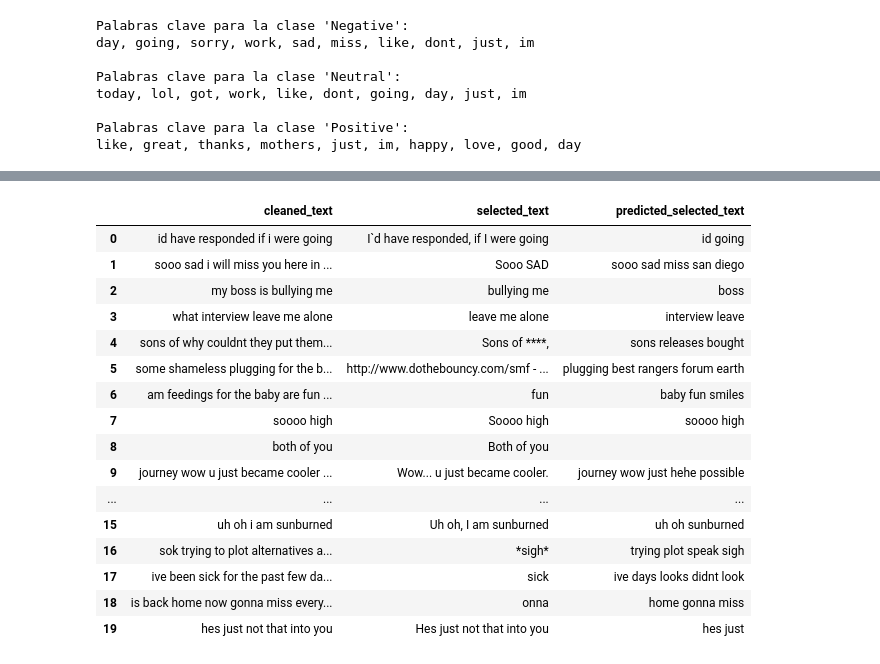
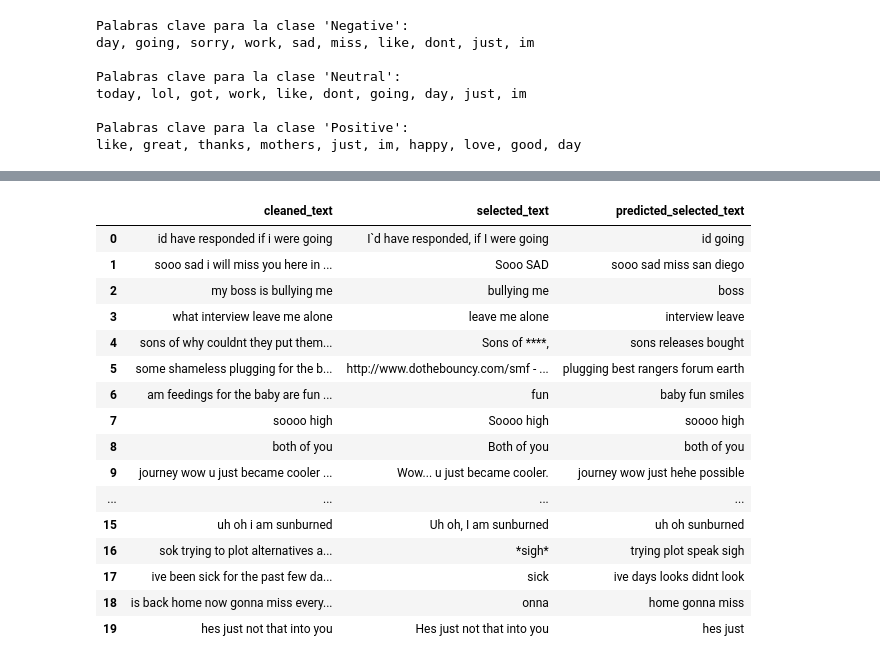
Before and after one commit to NIU1674080/APC, a Jupyter notebook: Practica_Kaggle.ipynb, the cells around one changed output, grey strips where cells are left out. Drawn from its saved outputs; the diff is of its cells as text; code cells hidden in the pictures.

```diff
--- a/Practica_Kaggle.ipynb
+++ b/Practica_Kaggle.ipynb
@@ -246,31 +242,34 @@ Palabras clave seleccionadas para el tweet: ['im', 'guys', 'eating', 'dinner', '
 # %%
 def extract_keywords(tweet, vectorizer, model, log_probs, top_n=5):
     bow = vectorizer.transform([tweet])
     tweet_indices = bow.indices
-    tweet_words = [vocabulary[i] for i in tweet_indices]
+    tweet_words = [vocabulary[i] for i in tweet_indices if i is not None]
+    if not tweet_words:
+        return tweet # To avoid the cases where the tweet is only formed by stop words
+
     tweet_contributions = {word: log_probs[:, idx] for word, idx in zip(tweet_words, tweet_indices)}
     predicted_class = model.predict(bow)[0]
     sorted_keywords = sorted(tweet_contributions.items(), key=lambda x: x[1][predicted_class], reverse=True)
     top_keywords = {word for word, contrib in sorted_keywords[:top_n]}
     ordered_keywords = [word for word in tweet.split() if word in top_keywords]
     return " ".join(ordered_keywords)
 
 # We apply it to the original dataset and we compare it to the oirignal column
 original_df["cleaned_text"] = df["cleaned_text"]
 original_df["predicted_selected_text"] = df["cleaned_text"].apply(lambda tweet: extract_keywords(tweet, vectorizer, model, log_probs))
 comparison = original_df[["cleaned_text", "selected_text", "predicted_selected_text"]].head(20)
 comparison
 # %% [output]
 |  | cleaned_text | selected_text | predicted_selected_text |
 | 0 | id have responded if i were going | I`d have responded, if I were going | id going |
 | 1 | sooo sad i will miss you here in ... | Sooo SAD | sooo sad miss san diego |
 | 2 | my boss is bullying me | bullying me | boss |
 | 3 | what interview leave me alone | leave me alone | interview leave |
 | 4 | sons of why couldnt they put them... | Sons of ****, | sons releases bought |
 | 5 | some shameless plugging for the b... | http://www.dothebouncy.com/smf - ... | plugging best rangers forum earth |
 | 6 | am feedings for the baby are fun ... | fun | baby fun smiles |
 | 7 | soooo high | Soooo high | soooo high |
-| 8 | both of you | Both of you |  |
+| 8 | both of you | Both of you | both of you |
 | 9 | journey wow u just became cooler ... | Wow... u just became cooler. | journey wow just hehe possible |
 | ... | ... | ... | ... |
 | 15 | uh oh i am sunburned | Uh oh, I am sunburned | uh oh sunburned |
```
Also changed, not shown: parts of 3 cells of this notebook.
